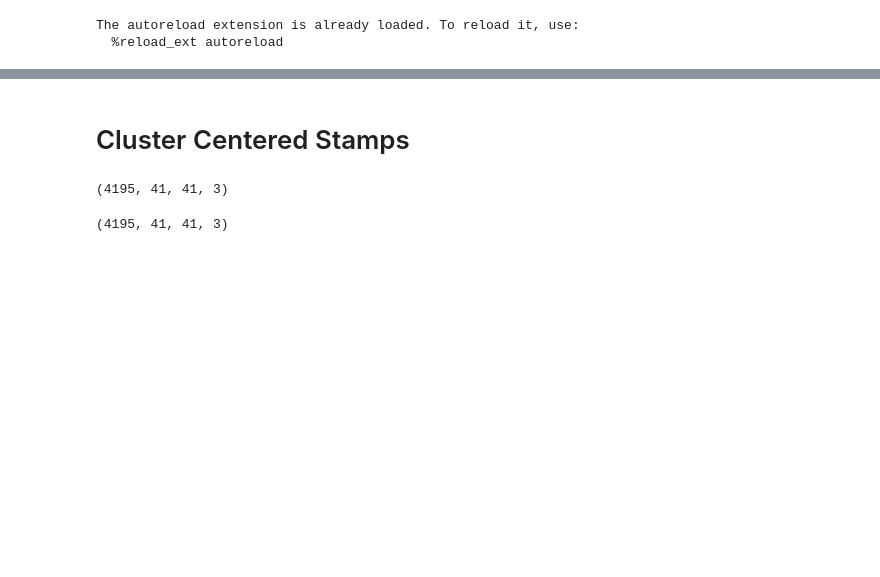
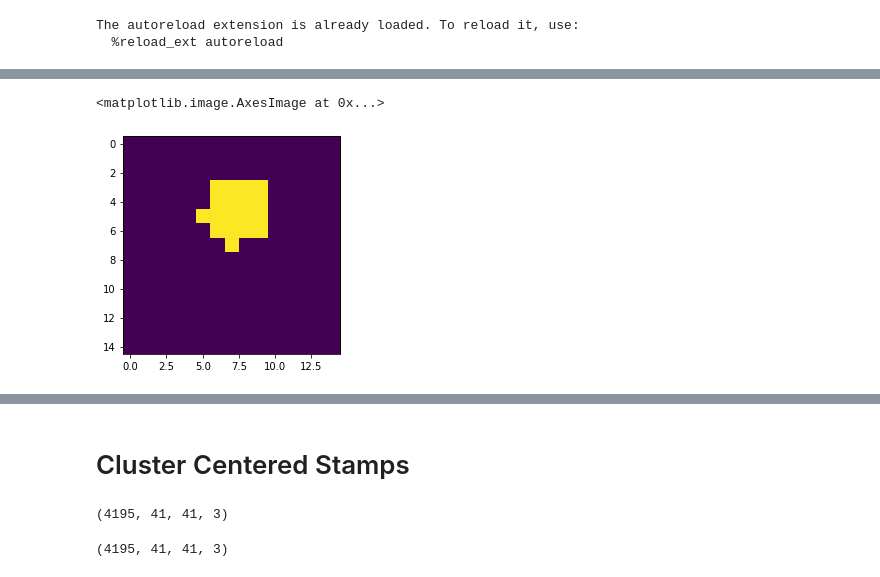
Before and after one commit to Sulla2012/ml-clusters, a Jupyter notebook: stamper_full.ipynb, the cells around one changed output, grey strips where cells are left out. Cells and saved outputs as stored; diff of their text form; code cells hidden in the pictures; blank space fills up the shorter version.

```diff
--- a/stamper_full.ipynb
+++ b/stamper_full.ipynb
@@ -60,6 +60,8 @@ tileOverlapDeg = 1
 tilelist = autotiler(mask,wcs_mask,tileDefinitions["targetTileWidthDeg"],tileDefinitions["targetTileHeightDeg"])
 # %%
 clipCoordsDict=getTileCoordsDict(tilelist,wcs_mask,tileOverlapDeg)
+# %%
+act_catalog = fits.open('/gpfs/fs0/project/r/rbond/jorlo/cluster_catalogs/DR5_cluster-catalog_v1.0b2.fits')
 # %%
 for key in clipCoordsDict.keys():
     minX, maxX, minY, maxY=clipCoordsDict[key]['clippedSection']
@@ -79,7 +81,7 @@ for key in clipCoordsDict.keys():
     #print(c1.ra.hms, c2.ra.hms)
     print(box)
     #Make jpg of box
-    jpg = make_jpg('/home/r/rbond/sigurdkn/project/actpol/map_coadd/20211219/release/', box)
+    jpg, cur_wcs = make_jpg('/home/r/rbond/sigurdkn/project/actpol/map_coadd/20211219/release/', box)
     if type(jpg) == int: continue
     #plt.imshow(jpg[...,0])
     #plt.show()
@@ -87,6 +89,6 @@ for key in clipCoordsDict.keys():
     im = Image.fromarray(jpg, 'RGB')
     im.save("/project/r/rbond/jorlo/datasets/ACT_tiles/{}.jpg".format(key))
 
-    #plt.imshow(jpg)
-    #plt.show()
-    #plt.close()
+    mask = make_mask(jpg, act_catalog, [[ra_min, ra_max], [dec_min, dec_max]], cur_wcs, size = 2.4)
+
+    break
@@ -92,0 +107,6 @@ for key in clipCoordsDict.keys():
+# %%
+plt.imshow(mask[600:615, 970:985])
+plt.
+# %% [output]
+<matplotlib.image.AxesImage at 0x...>
+[figure, added]
```
Also changed, not shown: parts of 6 cells of this notebook, 3 other files.
